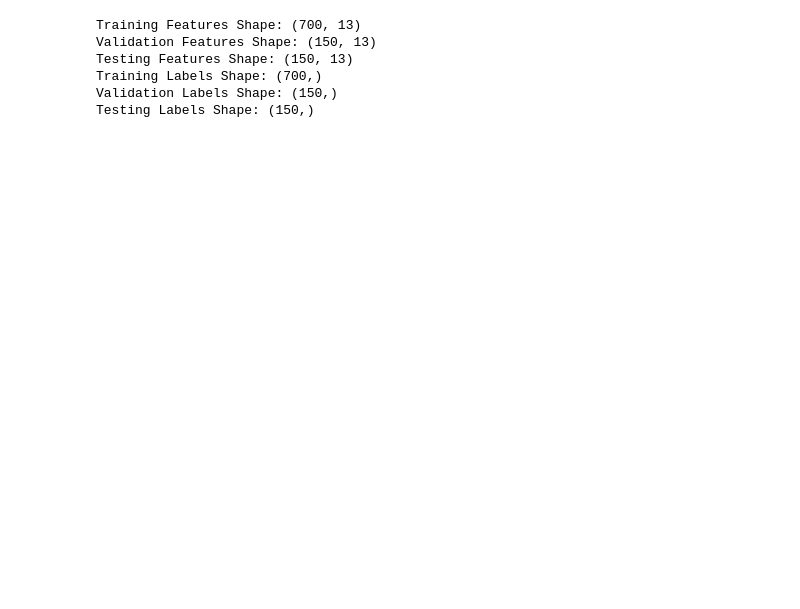
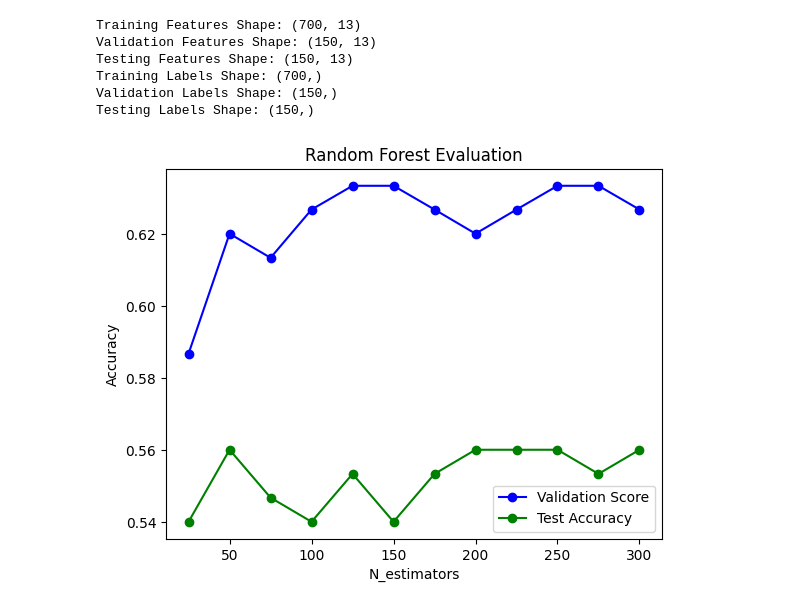
Before and after one commit to vaishakkmenon/Music-Genre-Classification, a Jupyter notebook: Models/Random_Forest.ipynb, the cells around one changed output. Saved outputs shown, nothing was run; the diff lists cells and outputs as text; code cells hidden in the pictures; blank space fills up the shorter version.

Commit message:
Added Random Forest Model

```diff
--- a/Models/Random_Forest.ipynb
+++ b/Models/Random_Forest.ipynb
@@ -51,0 +76,29 @@ Testing Labels Shape: (150,)
+# %%
+# Sample data
+estimators = [25,50,75,100,125,150,175,200,225,250,275,300]
+
+validations = []
+testAccuracy = []
+
+for x in estimators:
+    y1, y2 = (RandomForestModel(x))
+
+    validations.append(y1)
+    testAccuracy.append(y2)
+
+
+plt.plot(estimators, validations, linestyle='-', marker='o', color='blue', label='Validation Score')
+plt.plot(estimators, testAccuracy, linestyle='-', marker='o', color='green', label='Test Accuracy')
+
+# Add labels and title
+plt.xlabel('N_estimators')
+plt.ylabel('Accuracy')
+plt.title('Random Forest Evaluation')
+
+# Add a legend
+plt.legend()
+
+# Display the plot
+plt.show()
+# %% [output]
+[figure, added]
```
Also changed, not shown: parts of 2 cells of this notebook.
